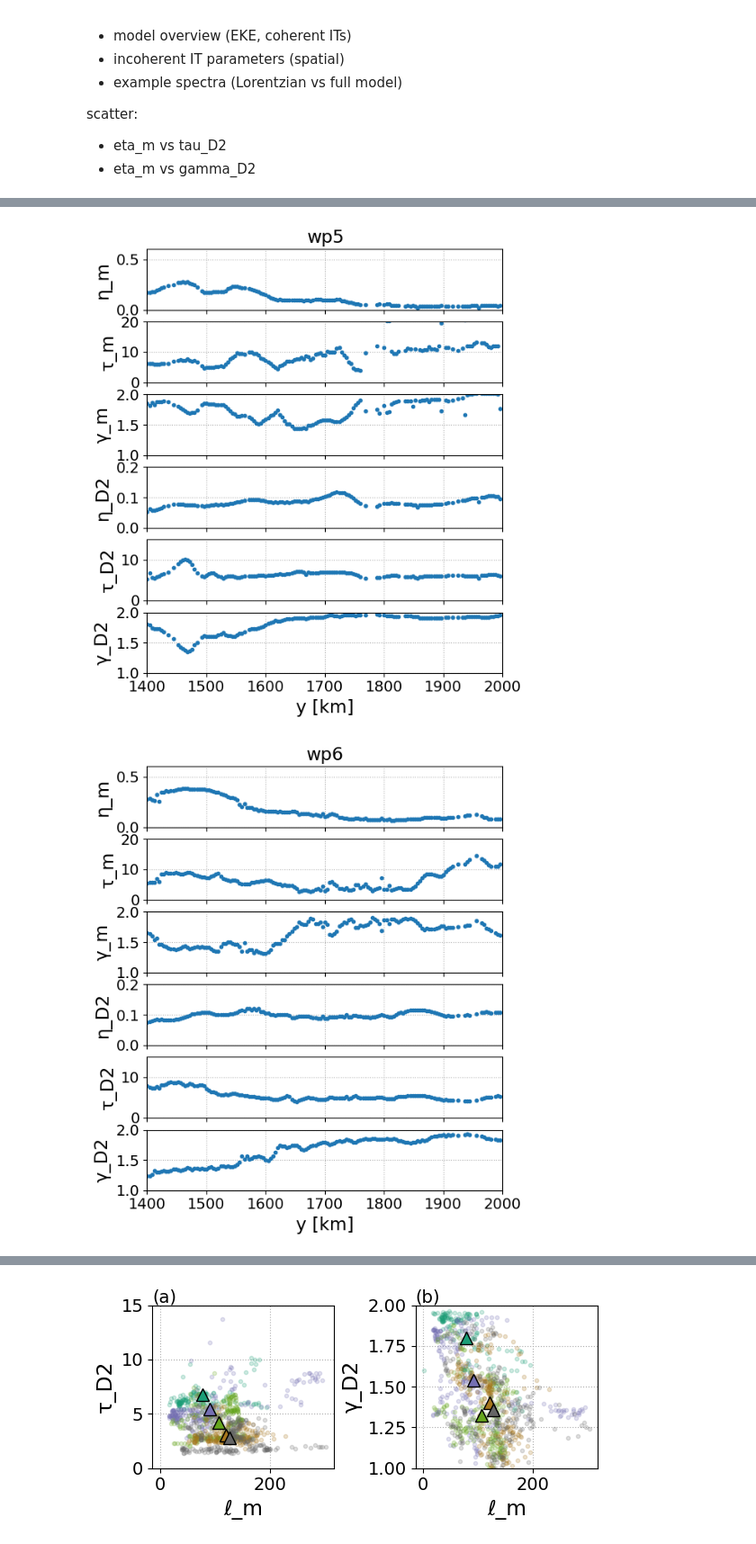
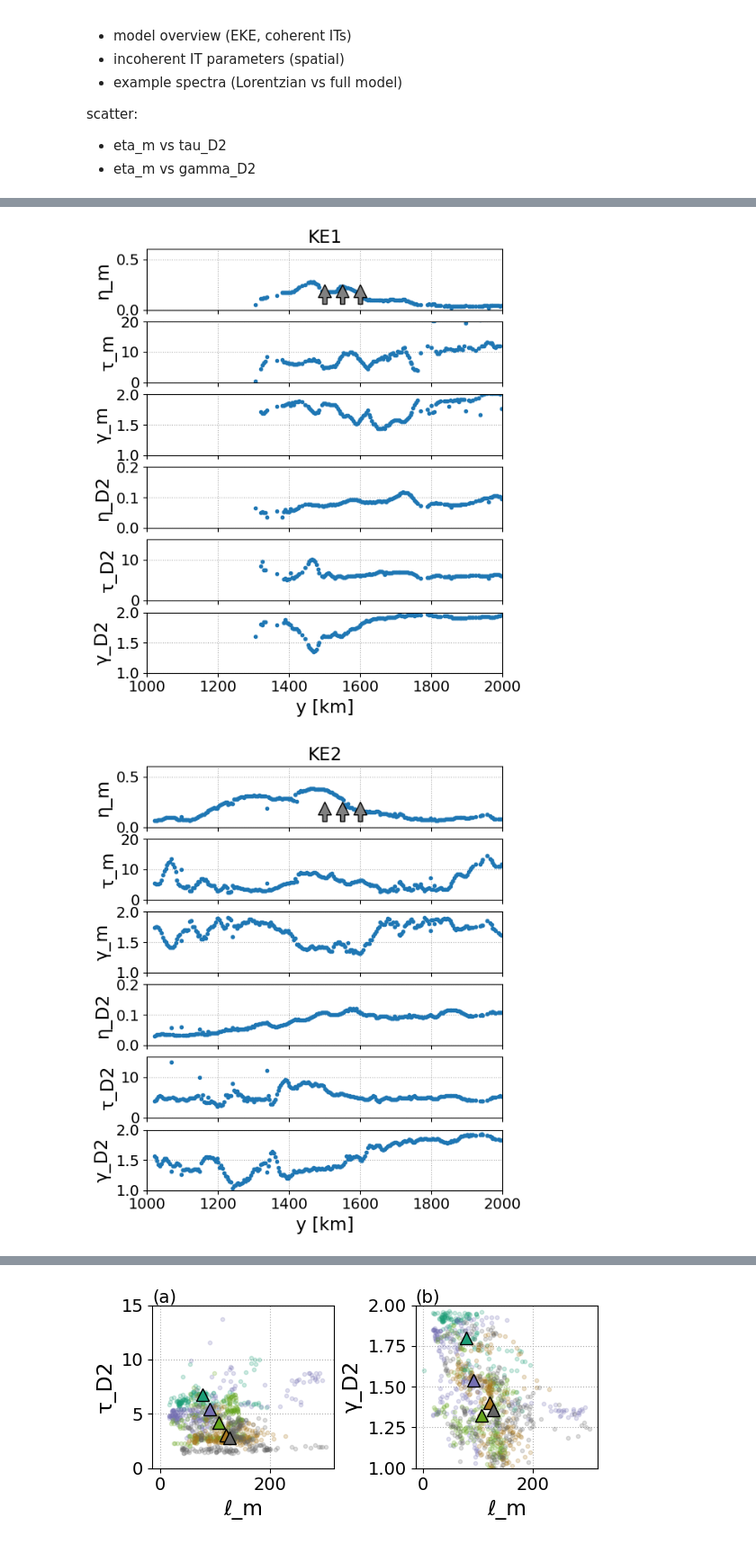
Before and after one commit to mrayson/incoherentitide, a Jupyter notebook: NOTEBOOKS/inspect_pk2015_ROMS_nonstat_itide.ipynb, the cells around one changed output, grey strips where cells are left out. Shown at 90% size. Drawn from its saved outputs; the diff is of its cells as text; code cells hidden in the pictures.

```diff
--- a/NOTEBOOKS/inspect_pk2015_ROMS_nonstat_itide.ipynb
+++ b/NOTEBOOKS/inspect_pk2015_ROMS_nonstat_itide.ipynb
@@ -37,6 +37,7 @@ limits = {
     'γ_D2':[1,2.],
 }
 scenarios = ['wp5','wp6','wp75','wp8','wp9']
+scenario_names = ['KE1','KE2','KE2.5','KE3','KE4']
 # %%
 def plot_spatial(ds):
     ny, nparams = ds['data'].shape
@@ -50,22 +51,31 @@ def plot_spatial(ds):
         axs[ii].plot(y, ds['data'][:,ii],'.')
         axs[ii].set_ylabel(paramnames[ii])
         axs[ii].set_ylim(limits[paramnames[ii]])
-        axs[ii].set_xlim(1400,2000)
+        axs[ii].set_xlim(1000,2000)
         axs[ii].grid(True, ls=':')
         if ii < nparams-1:
             axs[ii].set_xticklabels([])
 
 
+    axs[0].annotate('', xy=(1500+50, 0.25), xytext=(1500+50, 0.05),
+            arrowprops=dict(facecolor='0.5', shrink=0.02),
+            )
+    axs[0].annotate('', xy=(1500+100, 0.25), xytext=(1500+100, 0.05),
+            arrowprops=dict(facecolor='0.5', shrink=0.02),
+            )
+    axs[0].annotate('', xy=(1500, 0.25), xytext=(1500, 0.05),
+            arrowprops=dict(facecolor='0.5', shrink=0.02),
+            )
     return axs
 # %%
 # covfunc = nsjax.itide_D2_meso_gammaexp
 covfunc = nsjax.itide_D2_meso_gammaexp_fixed
 
-for scenario in scenarios:
+for scenario, name in zip(scenarios, scenario_names):
     output_nc = '../DATA/ROMS/{}_params_{}_v2.nc'.format(scenario,covfunc.__name__)
     ds = xr.open_dataset(output_nc)
     axs=plot_spatial(ds)
-    axs[0].set_title(scenario)
+    axs[0].set_title(name)
     axs[-1].set_xlabel('y [km]')
-    plt.savefig('../FIGURES/PK2015_spatialparams_Lorentzian_{}.png'.format(scenario), dpi=150)
+    plt.savefig('../FIGURES/PK2015_spatialparams_Lorentzian_{}_v2.png'.format(scenario), dpi=150)
 # %% [output]
@@ -77,14 +87,14 @@ for scenario in scenarios:
 # %%
 covfunc = nsjax.itide_D2_meso_gammaexp
 # covfunc = nsjax.itide_D2_meso_gammaexp_fixed
 
-for scenario in scenarios:
+for scenario, name in zip(scenarios, scenario_names):
     output_nc = '../DATA/ROMS/{}_params_{}_v2.nc'.format(scenario,covfunc.__name__)
     ds = xr.open_dataset(output_nc)
     axs=plot_spatial(ds)
-    axs[0].set_title(scenario)
+    axs[0].set_title(name)
     axs[-1].set_xlabel('y [km]')
-    plt.savefig('../FIGURES/PK2015_spatialparams_GammaExp_{}.png'.format(scenario), dpi=150)
+    plt.savefig('../FIGURES/PK2015_spatialparams_GammaExp_{}_v2.png'.format(scenario), dpi=150)
 # %% [output]
-[figure, old version]
+[figure, new version]
-[figure, old version]
+[figure, new version]
```
Also changed, not shown: parts of 17 cells of this notebook, 2 other files.
